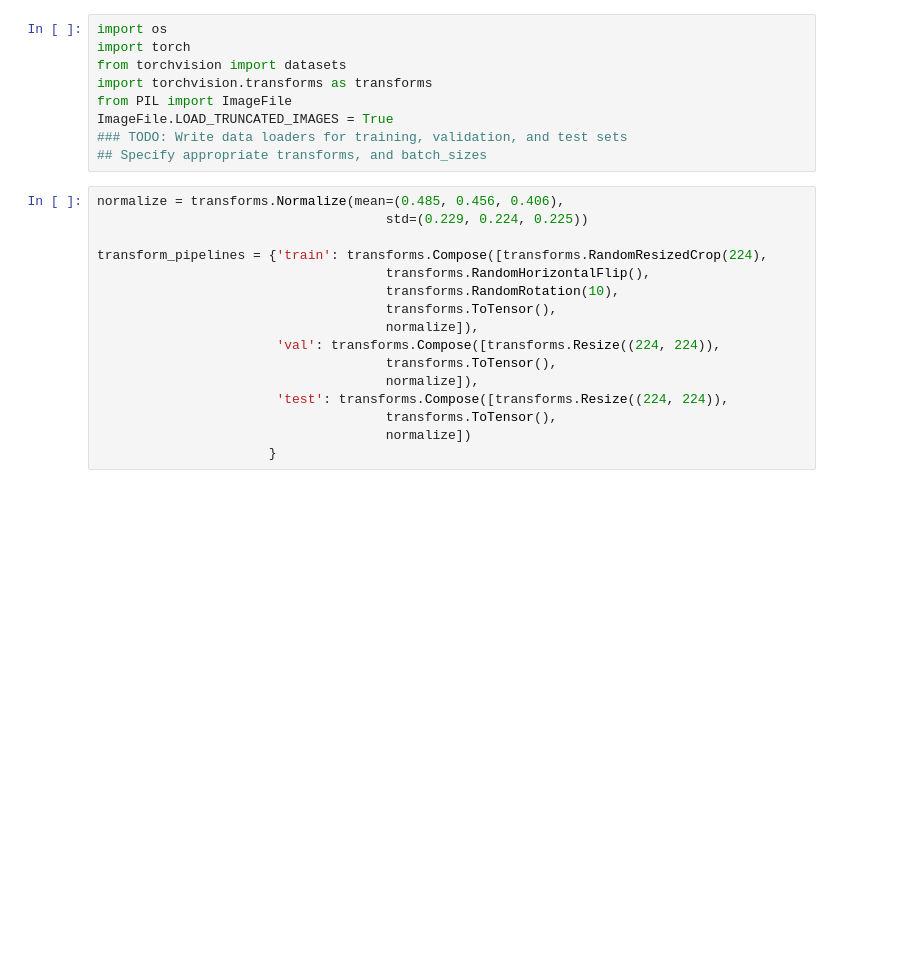
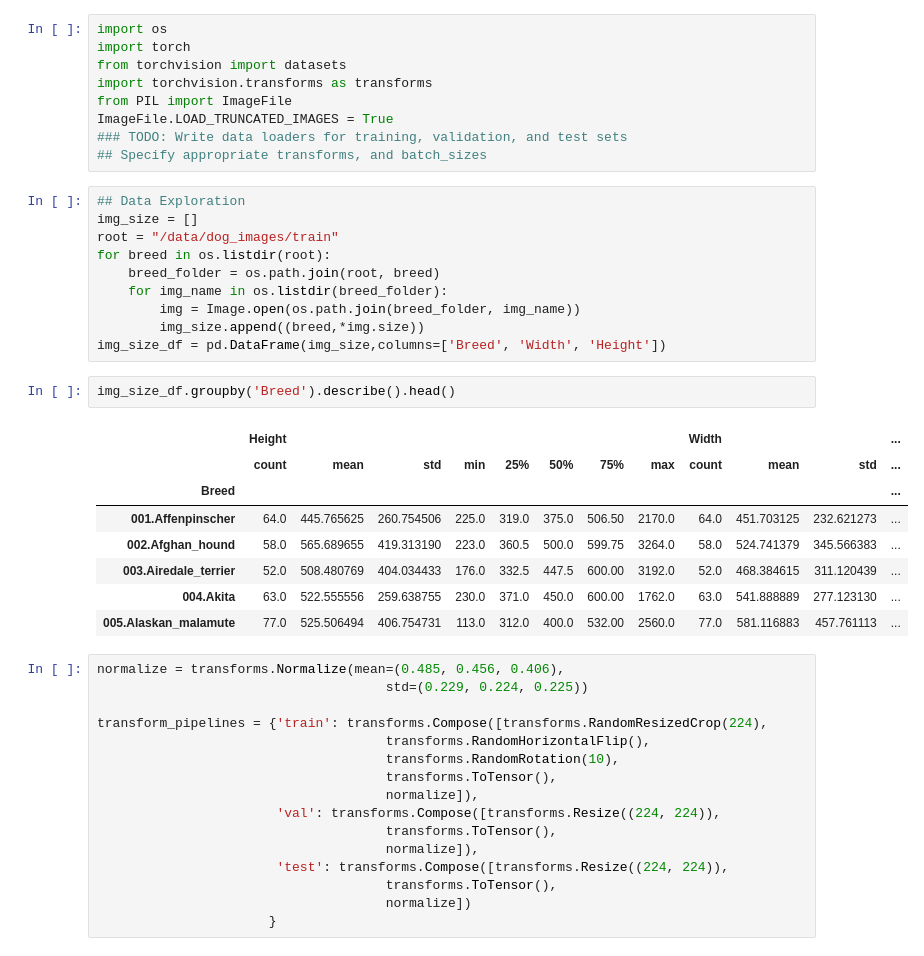
Before and after one commit to kikibean/dog-breed-classifier, a Jupyter notebook: dog_app.ipynb, the cells around one changed output. Saved outputs shown, nothing was run; the diff lists cells and outputs as text; blank space fills up the shorter version.

```diff
--- a/dog_app.ipynb
+++ b/dog_app.ipynb
@@ -304,6 +304,27 @@ from PIL import ImageFile
 ImageFile.LOAD_TRUNCATED_IMAGES = True
 ### TODO: Write data loaders for training, validation, and test sets
 ## Specify appropriate transforms, and batch_sizes
+# %%
+## Data Exploration
+img_size = []
+root = "/data/dog_images/train"
+for breed in os.listdir(root):
+    breed_folder = os.path.join(root, breed)
+    for img_name in os.listdir(breed_folder):
+        img = Image.open(os.path.join(breed_folder, img_name))
+        img_size.append((breed,*img.size))
+img_size_df = pd.DataFrame(img_size,columns=['Breed', 'Width', 'Height'])
+# %%
+img_size_df.groupby('Breed').describe().head()
+# %% [output]
+|  | Height |  |  |  |  |  |  |  | Width |  |  | ... |
+|  | count | mean | std | min | 25% | 50% | 75% | max | count | mean | std | ... |
+| Breed |  |  |  |  |  |  |  |  |  |  |  | ... |
+| 001.Affenpinscher | 64.0 | 445.765625 | 260.754506 | 225.0 | 319.0 | 375.0 | 506.50 | 2170.0 | 64.0 | 451.703125 | 232.621273 | ... |
+| 002.Afghan_hound | 58.0 | 565.689655 | 419.313190 | 223.0 | 360.5 | 500.0 | 599.75 | 3264.0 | 58.0 | 524.741379 | 345.566383 | ... |
+| 003.Airedale_terrier | 52.0 | 508.480769 | 404.034433 | 176.0 | 332.5 | 447.5 | 600.00 | 3192.0 | 52.0 | 468.384615 | 311.120439 | ... |
+| 004.Akita | 63.0 | 522.555556 | 259.638755 | 230.0 | 371.0 | 450.0 | 600.00 | 1762.0 | 63.0 | 541.888889 | 277.123130 | ... |
+| 005.Alaskan_malamute | 77.0 | 525.506494 | 406.754731 | 113.0 | 312.0 | 400.0 | 532.00 | 2560.0 | 77.0 | 581.116883 | 457.761113 | ... |
 # %%
 normalize = transforms.Normalize(mean=(0.485, 0.456, 0.406),
                                      std=(0.229, 0.224, 0.225))
```
Also changed, not shown: 7 other files.
